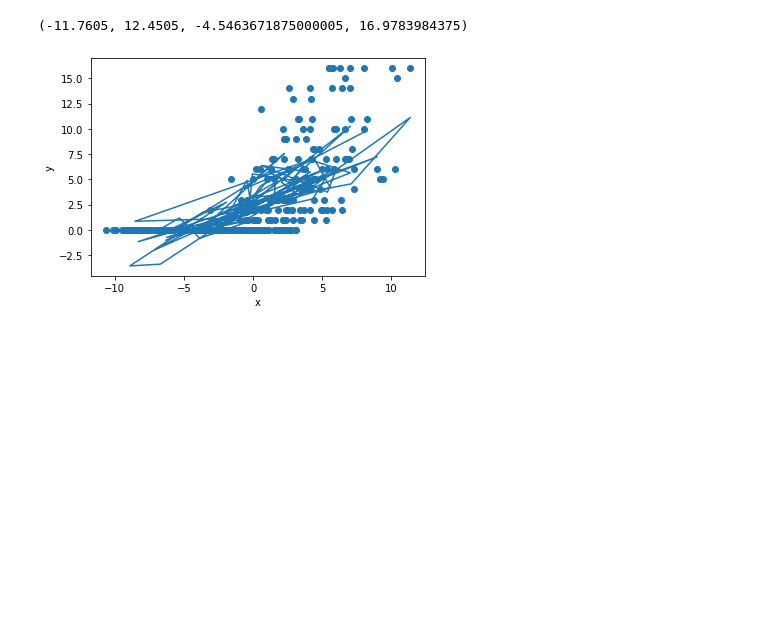
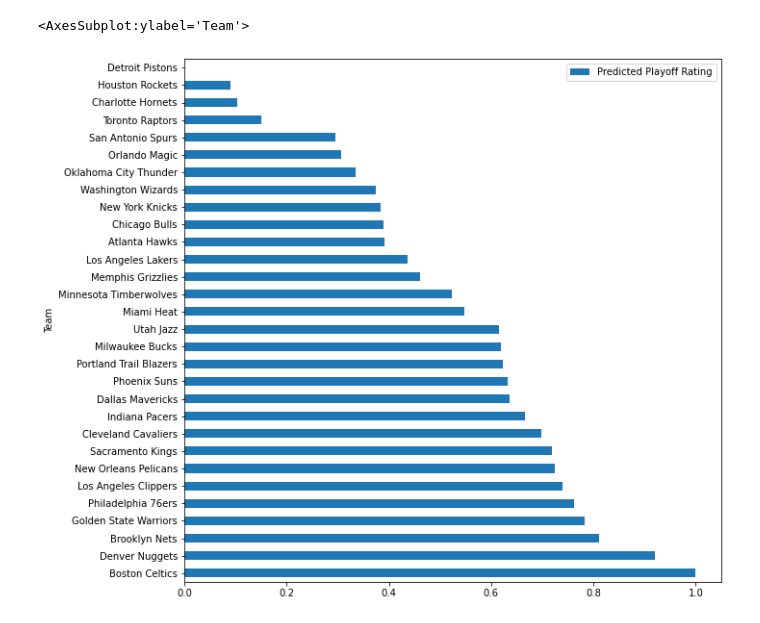
Before and after one commit to SLBlundell/slblundell.github.io, a Jupyter notebook: nba_project/model.ipynb, the cells around one changed output. Drawn from its saved outputs; the diff is of its cells as text; code cells hidden in the pictures; blank space fills up the shorter version.

```diff
--- a/nba_project/model.ipynb
+++ b/nba_project/model.ipynb
@@ -109,13 +145,5 @@ model_predicted_wins_df.sort_values(by='Playoff_W',ascending=False)
-# %%
-# plot the results
-ax = plt.axes()
-ax.scatter(X['SRS'], y)
-ax.plot(X_valid['SRS'], model.predict(X_valid))
-
-ax.set_xlabel('x')
-ax.set_ylabel('y')
-
-ax.axis('tight')
-# %% [output]
-(-11.7605, 12.4505, -4.5463671875000005, 16.9783984375)
-[figure, removed]
+# %%
+model_predicted_wins_df.plot.barh(x='Team', y='Predicted Playoff Rating', figsize=(10,10))
+# %% [output]
+<AxesSubplot:ylabel='Team'>
+[figure, added]
```
Also changed, not shown: parts of 12 cells of this notebook, 17 other files.
